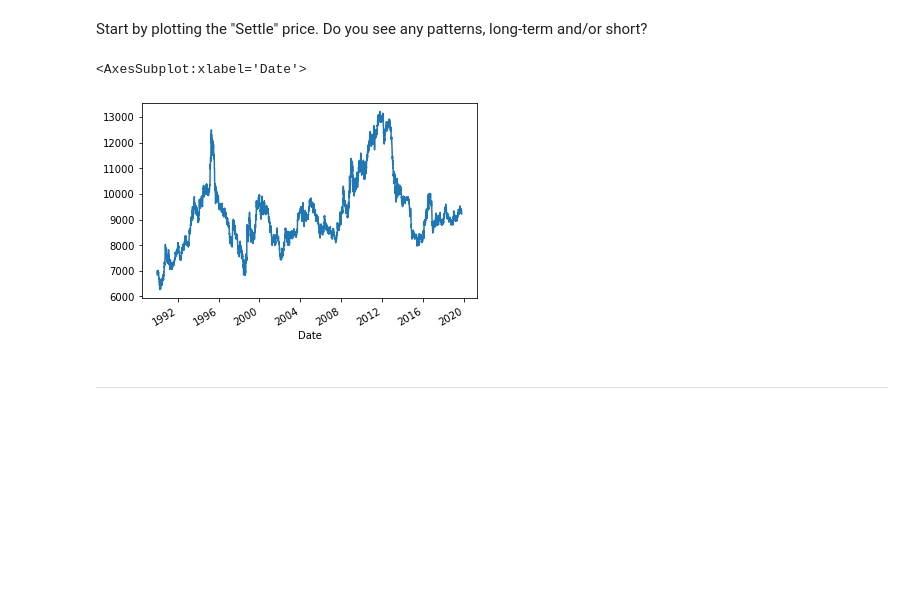
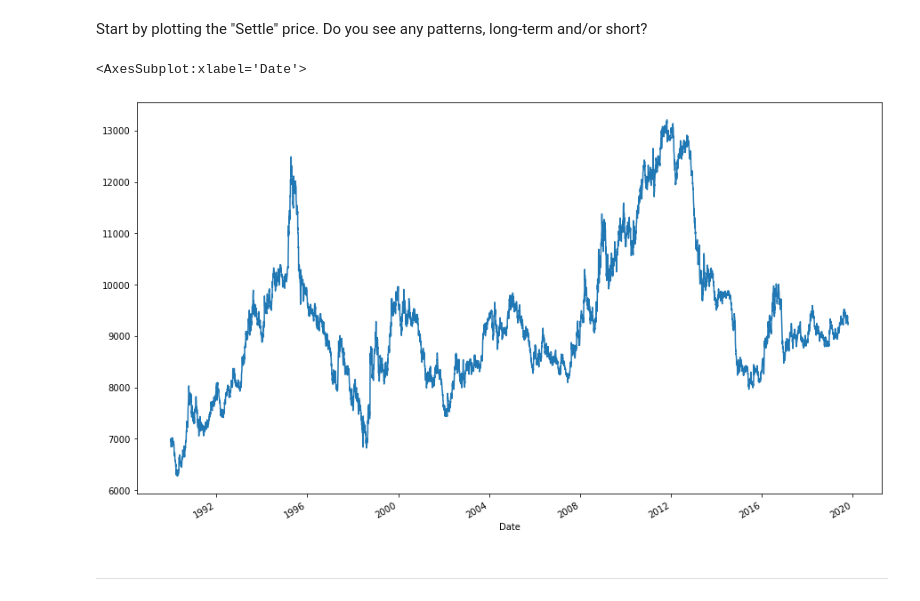
Before and after one commit to zulu0808/machine_learning_hw, a Jupyter notebook: time_series_analysis.ipynb, the cells around one changed output. Cells and saved outputs as stored; diff of their text form; code cells hidden in the pictures; blank space fills up the shorter version.

```diff
--- a/time_series_analysis.ipynb
+++ b/time_series_analysis.ipynb
@@ -40,10 +40,10 @@ yen_futures.head()
  Start by plotting the "Settle" price. Do you see any patterns, long-term and/or short?
 # %%
 # Plot just the "Settle" column from the dataframe:
-yen_futures ["Settle"].plot()
+yen_futures ["Settle"].plot(figsize = (15,9))
 # %% [output]
 <AxesSubplot:xlabel='Date'>
-[figure, old version]
+[figure, new version]
 # %% [markdown]
 ---
 # %% [markdown]
```
Also changed, not shown: parts of 11 cells of this notebook, 1 other file.
